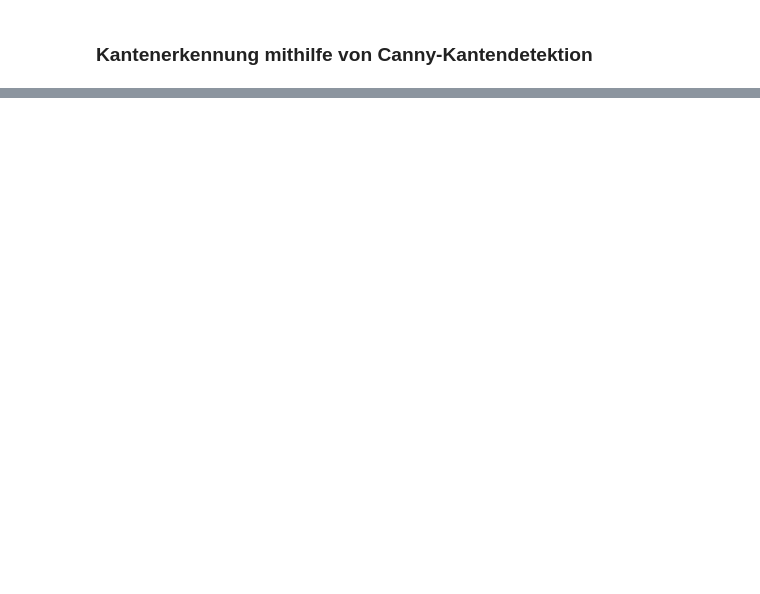
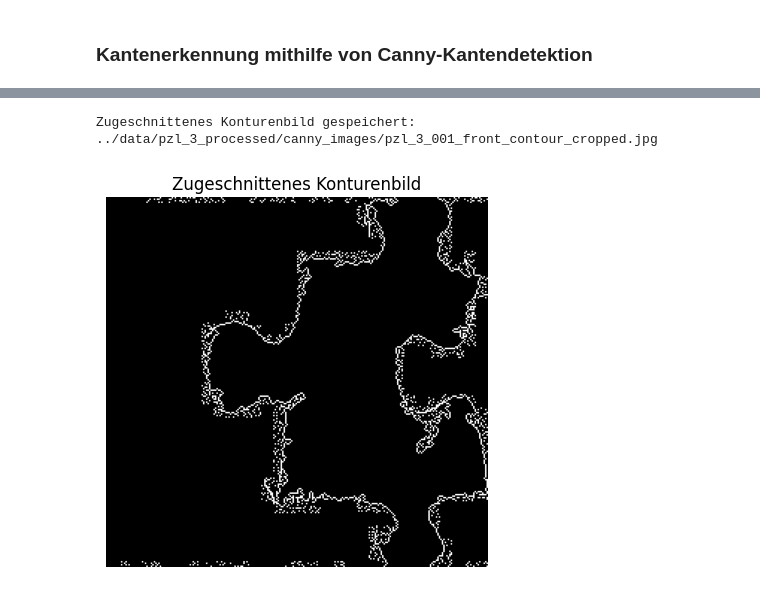
Before and after one commit to hermandi21/puzzle_solver_2d, a Jupyter notebook: src/detect_puzzle_silhouette.ipynb, the cells around one changed output, grey strips where cells are left out. Cells and saved outputs as stored; diff of their text form; code cells hidden in the pictures; blank space fills up the shorter version.

```diff
--- a/src/detect_puzzle_silhouette.ipynb
+++ b/src/detect_puzzle_silhouette.ipynb
@@ -189,0 +276,36 @@ for puzzle_image in puzzle_images:
+# %%
+# Lade das Bild mit Canny-Kantenerkennung für σ=0.05
+image_path_canny = "../data/pzl_3_processed/canny_images/pzl_3_001_front_canny_sigma_0.05.jpg"
+canny_image = cv2.imread(image_path_canny, cv2.IMREAD_GRAYSCALE)
+
+if canny_image is None:
+    print(f"Fehler beim Laden des Bildes: {image_path_canny}")
+else:
+    # Erstelle eine binäre Maske basierend auf den Kanten
+    _, mask = cv2.threshold(canny_image, 1, 255, cv2.THRESH_BINARY)
+
+    # Finde die Konturen im Maskenbild
+    contours, _ = cv2.findContours(mask, cv2.RETR_EXTERNAL, cv2.CHAIN_APPROX_SIMPLE)
+
+    # Erstelle ein leeres Bild für die Konturen
+    contour_image = np.zeros_like(mask)
+
+    # Zeichne die Konturen auf das leere Bild
+    cv2.drawContours(contour_image, contours, -1, 255, thickness=1)
+
+    # Schneide oben und unten jeweils 3 Pixel vom Bild ab
+    contour_image_cropped = contour_image[4:-4, :]
+
+    # Speichere das zugeschnittene Konturenbild
+    cropped_output_path = "../data/pzl_3_processed/canny_images/pzl_3_001_front_contour_cropped.jpg"
+    cv2.imwrite(cropped_output_path, contour_image_cropped)
+    print(f"Zugeschnittenes Konturenbild gespeichert: {cropped_output_path}")
+
+#zeige das zugeschnittene Konturenbild an
+plt.imshow(contour_image_cropped, cmap='gray')
+plt.title("Zugeschnittenes Konturenbild")
+plt.axis("off")
+plt.show()
+# %% [output]
+Zugeschnittenes Konturenbild gespeichert: ../data/pzl_3_processed/canny_images/pzl_3_001_front_contour_cropped.jpg
+[figure, added]
```
Also changed, not shown: parts of 10 cells of this notebook, 17 other files.
